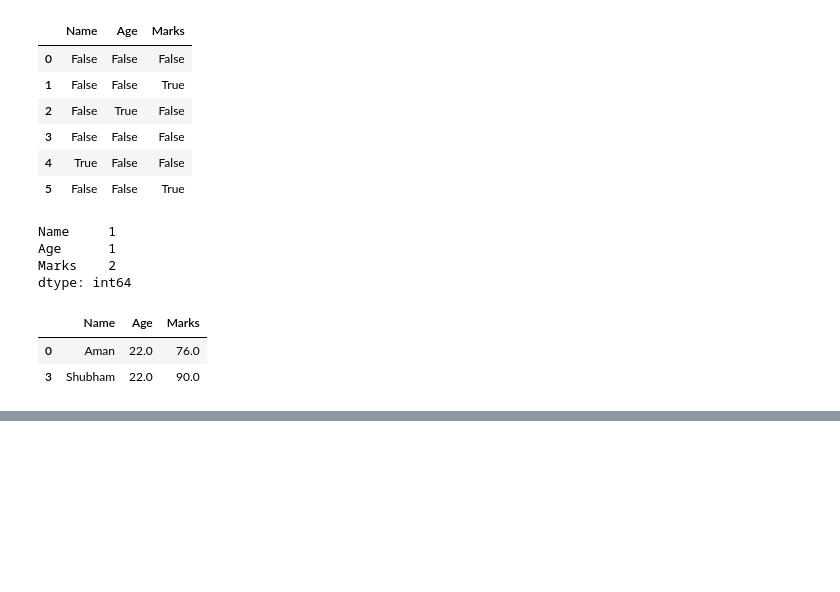
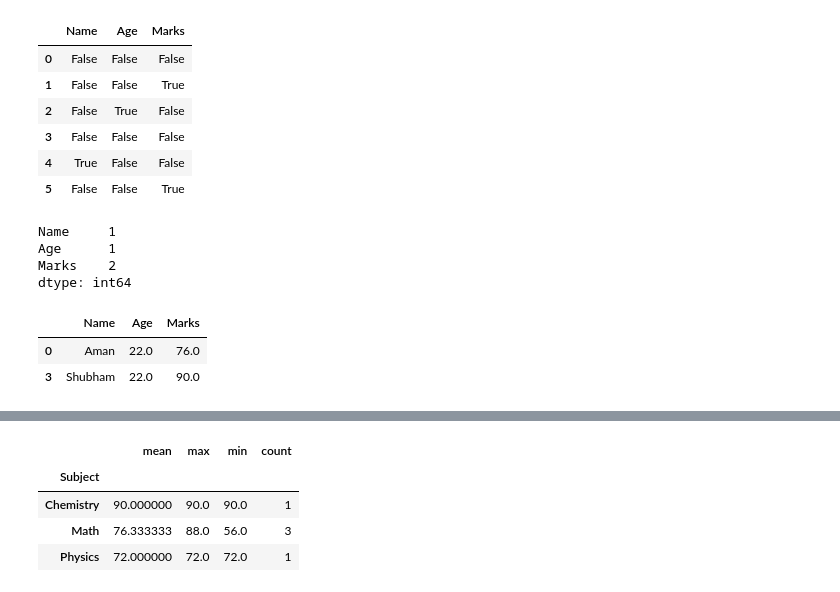
Before and after one commit to AtulBX1/Foundation-of-Ml, a Jupyter notebook: pandas_learn.ipynb, the cells around one changed output, grey strips where cells are left out. Cells and saved outputs as stored; diff of their text form; code cells hidden in the pictures; blank space fills up the shorter version.

```diff
--- a/pandas_learn.ipynb
+++ b/pandas_learn.ipynb
@@ -263,0 +266,5 @@ df.dropna()
+# %%
+d_f = pd.DataFrame({"Name": ["Aman","Saurav","Karan","Shubham","Abhishek",None,"Sameer"],
+        "Age":[22,23,None,22,25,24,25],
+        "Marks":[85,None,88,90,56,72,None],
+        "Subject":["Math","Physics","Math","Chemistry","Math","Physics","Chemistry"]})
@@ -263,0 +309,8 @@ df.dropna()
+# %%
+d_f.groupby('Subject')['Marks'].agg(['mean','max','min','count'])
+# %% [output]
+|  | mean | max | min | count |
+| Subject |  |  |  |  |
+| Chemistry | 90.000000 | 90.0 | 90.0 | 1 |
+| Math | 76.333333 | 88.0 | 56.0 | 3 |
+| Physics | 72.000000 | 72.0 | 72.0 | 1 |
```
Also changed, not shown: parts of 7 cells of this notebook, 2 other files.
